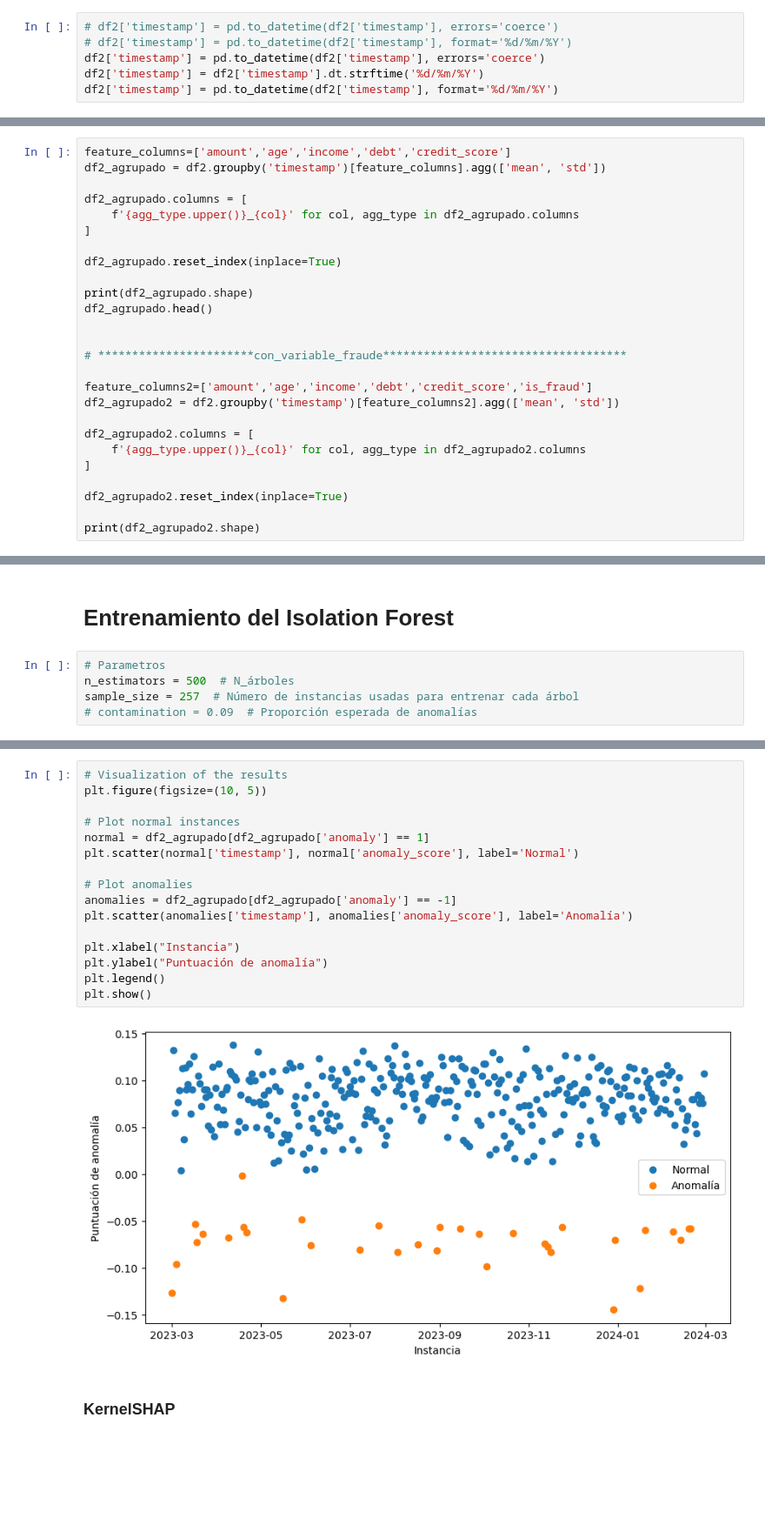
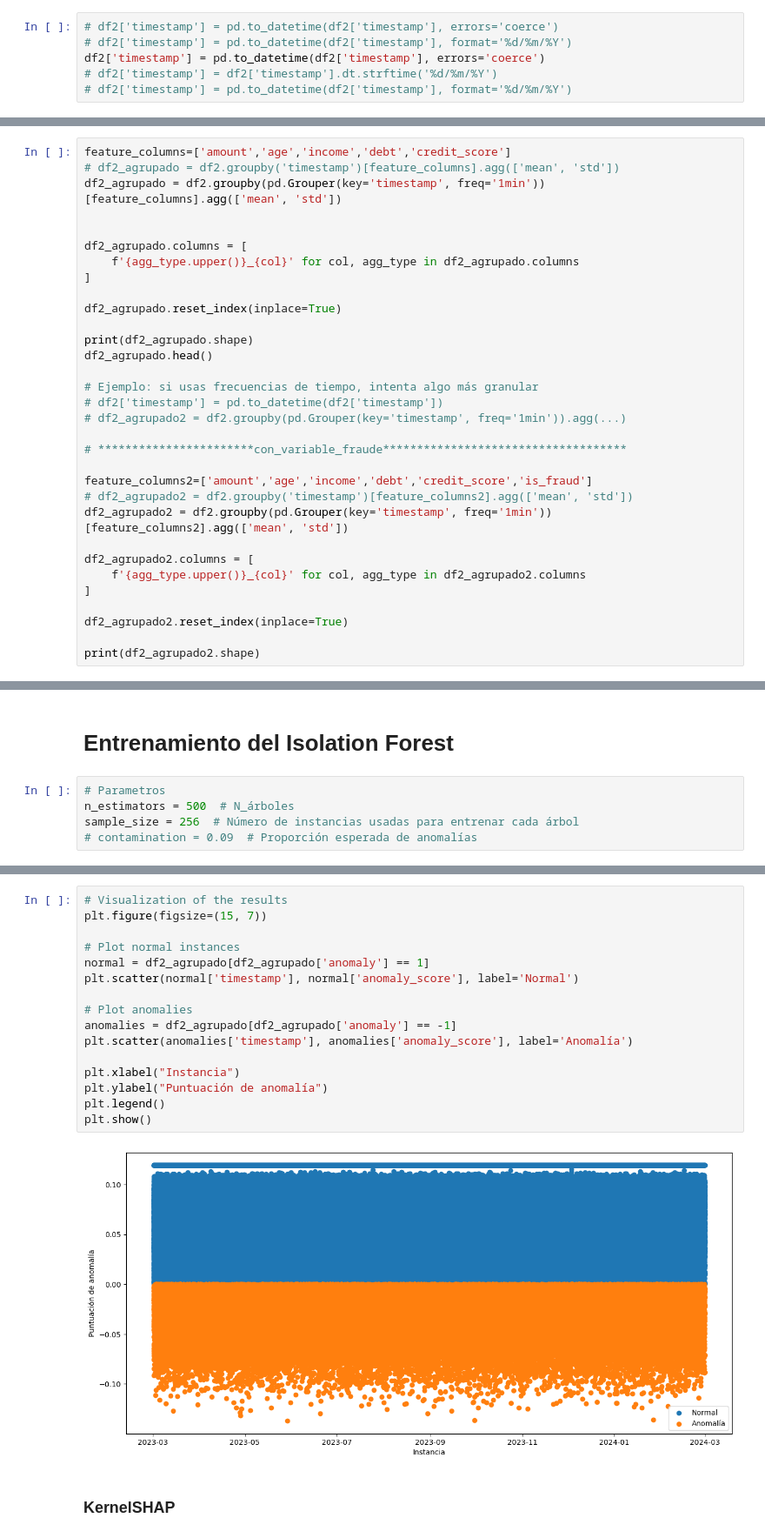
Before and after one commit to cristianfelip/credit_fraud-detect, a Jupyter notebook: Anomalias_tdc.ipynb, the cells around one changed output, grey strips where cells are left out. Shown at 87% size. Saved outputs shown, nothing was run; the diff lists cells and outputs as text; blank space fills up the shorter version.

```diff
--- a/Anomalias_tdc.ipynb
+++ b/Anomalias_tdc.ipynb
@@ -114,8 +115,8 @@ df2=df.copy()
 # df2['timestamp'] = pd.to_datetime(df2['timestamp'], errors='coerce')
 # df2['timestamp'] = pd.to_datetime(df2['timestamp'], format='%d/%m/%Y')
 df2['timestamp'] = pd.to_datetime(df2['timestamp'], errors='coerce')
-df2['timestamp'] = df2['timestamp'].dt.strftime('%d/%m/%Y')
-df2['timestamp'] = pd.to_datetime(df2['timestamp'], format='%d/%m/%Y')
+# df2['timestamp'] = df2['timestamp'].dt.strftime('%d/%m/%Y')
+# df2['timestamp'] = pd.to_datetime(df2['timestamp'], format='%d/%m/%Y')
 # %%
 df2.info()
 # %% [output]
@@ -148,6 +149,8 @@ df2.head()
 # %%
 feature_columns=['amount','age','income','debt','credit_score']
-df2_agrupado = df2.groupby('timestamp')[feature_columns].agg(['mean', 'std'])
+# df2_agrupado = df2.groupby('timestamp')[feature_columns].agg(['mean', 'std'])
+df2_agrupado = df2.groupby(pd.Grouper(key='timestamp', freq='1min'))[feature_columns].agg(['mean', 'std'])
+
 
 df2_agrupado.columns = [
     f'{agg_type.upper()}_{col}' for col, agg_type in df2_agrupado.columns
@@ -158,11 +161,15 @@ df2_agrupado.reset_index(inplace=True)
 print(df2_agrupado.shape)
 df2_agrupado.head()
 
+# Ejemplo: si usas frecuencias de tiempo, intenta algo más granular
+# df2['timestamp'] = pd.to_datetime(df2['timestamp'])
+# df2_agrupado2 = df2.groupby(pd.Grouper(key='timestamp', freq='1min')).agg(...)
 
 # ***********************con_variable_fraude************************************
 
 feature_columns2=['amount','age','income','debt','credit_score','is_fraud']
-df2_agrupado2 = df2.groupby('timestamp')[feature_columns2].agg(['mean', 'std'])
+# df2_agrupado2 = df2.groupby('timestamp')[feature_columns2].agg(['mean', 'std'])
+df2_agrupado2 = df2.groupby(pd.Grouper(key='timestamp', freq='1min'))[feature_columns2].agg(['mean', 'std'])
 
 df2_agrupado2.columns = [
     f'{agg_type.upper()}_{col}' for col, agg_type in df2_agrupado2.columns
@@ -179,7 +186,7 @@ print(df2_agrupado2.shape)
 # %%
 # Parametros
 n_estimators = 500  # N_árboles
-sample_size = 257  # Número de instancias usadas para entrenar cada árbol
+sample_size = 256  # Número de instancias usadas para entrenar cada árbol
 # contamination = 0.09  # Proporción esperada de anomalías
 # %%
 # Seleccionar variables
@@ -207,22 +214,22 @@ anomaly
 Name: count, dtype: int64
 # %%
 # Visualization of the results
-plt.figure(figsize=(10, 5))
+plt.figure(figsize=(15, 7))
 
 # Plot normal instances
 normal = df2_agrupado[df2_agrupado['anomaly'] == 1]
 plt.scatter(normal['timestamp'], normal['anomaly_score'], label='Normal')
 
 # Plot anomalies
 anomalies = df2_agrupado[df2_agrupado['anomaly'] == -1]
 plt.scatter(anomalies['timestamp'], anomalies['anomaly_score'], label='Anomalía')
 
 plt.xlabel("Instancia")
 plt.ylabel("Puntuación de anomalía")
 plt.legend()
 plt.show()
 # %% [output]
-[figure, old version]
+[figure, new version]
 # %% [markdown]
 ### KernelSHAP
 # %%
```
Also changed, not shown: parts of 14 cells of this notebook.
